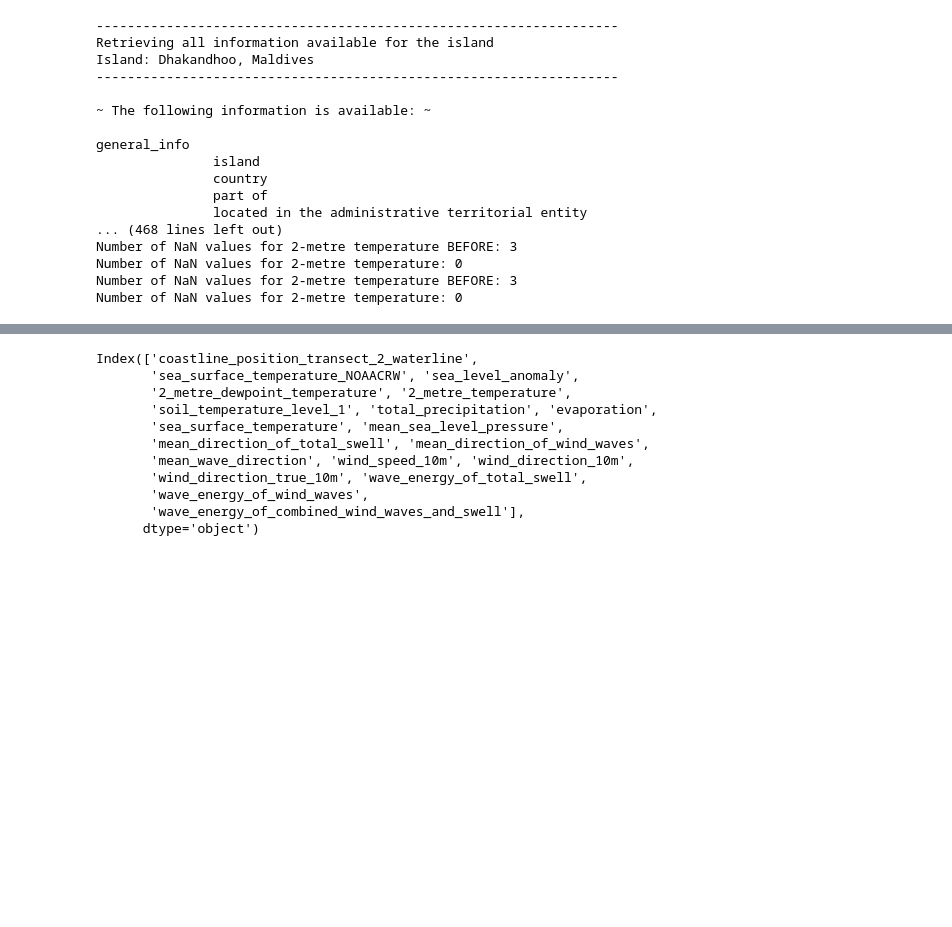
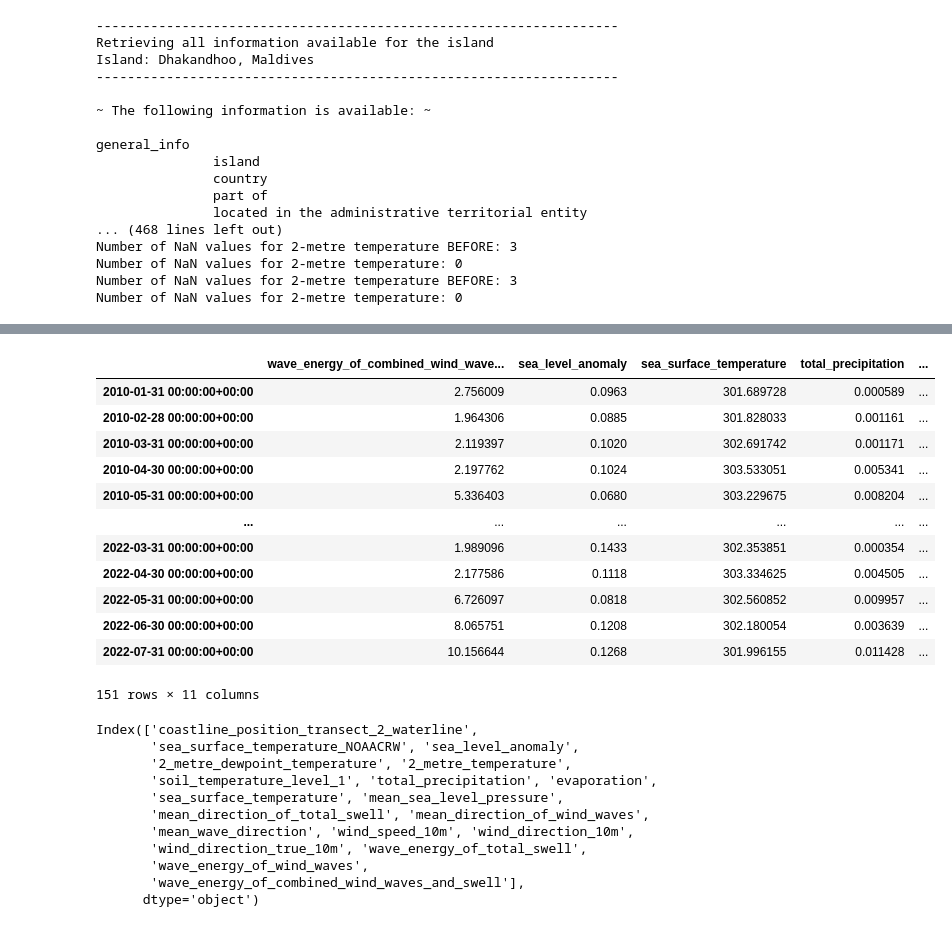
Before and after one commit to human-myriapoda/IslandTime, a Jupyter notebook: time_series_connections.ipynb, the cells around one changed output, grey strips where cells are left out. Cells and saved outputs as stored; diff of their text form; code cells hidden in the pictures; blank space fills up the shorter version.

```diff
--- a/time_series_connections.ipynb
+++ b/time_series_connections.ipynb
@@ -43,3 +36,26 @@ Index(['2_metre_dewpoint_temperature', '2_metre_temperature',
+# %%
+df_cc = pd.concat([island_info['timeseries_ERA5']['timeseries'], island_info['timeseries_sea_level_anomaly']['timeseries']], axis=0)
+
+# monthly mean
+df_ccf = df_cc.resample('M').mean().dropna()
+# %%
+subset_ccf = df_ccf[['wave_energy_of_combined_wind_waves_and_swell', 'sea_level_anomaly', 'sea_surface_temperature', 'total_precipitation', '2_metre_dewpoint_temperature', 'mean_wave_direction', 'wind_direction_10m', 'wind_speed_10m', 'mean_sea_level_pressure', '2_metre_temperature', 'evaporation']]
+# %%
+subset_ccf
+# %% [output]
+|  | wave_energy_of_combined_wind_wave... | sea_level_anomaly | sea_surface_temperature | total_precipitation | ... |
+| 2010-01-31 00:00:00+00:00 | 2.756009 | 0.0963 | 301.689728 | 0.000589 | ... |
+| 2010-02-28 00:00:00+00:00 | 1.964306 | 0.0885 | 301.828033 | 0.001161 | ... |
+| 2010-03-31 00:00:00+00:00 | 2.119397 | 0.1020 | 302.691742 | 0.001171 | ... |
+| 2010-04-30 00:00:00+00:00 | 2.197762 | 0.1024 | 303.533051 | 0.005341 | ... |
+| 2010-05-31 00:00:00+00:00 | 5.336403 | 0.0680 | 303.229675 | 0.008204 | ... |
+| ... | ... | ... | ... | ... | ... |
+| 2022-03-31 00:00:00+00:00 | 1.989096 | 0.1433 | 302.353851 | 0.000354 | ... |
+| 2022-04-30 00:00:00+00:00 | 2.177586 | 0.1118 | 303.334625 | 0.004505 | ... |
+| 2022-05-31 00:00:00+00:00 | 6.726097 | 0.0818 | 302.560852 | 0.009957 | ... |
+| 2022-06-30 00:00:00+00:00 | 8.065751 | 0.1208 | 302.180054 | 0.003639 | ... |
+| 2022-07-31 00:00:00+00:00 | 10.156644 | 0.1268 | 301.996155 | 0.011428 | ... |
+151 rows × 11 columns
 # %%
 island_info['timeseries_preprocessing']['optimal time period']['dict_timeseries']['coastline_position_transect_2_waterline']['monthly'].keys()
 # %% [output]
```
Also changed, not shown: parts of 21 cells of this notebook, 1 other file.
